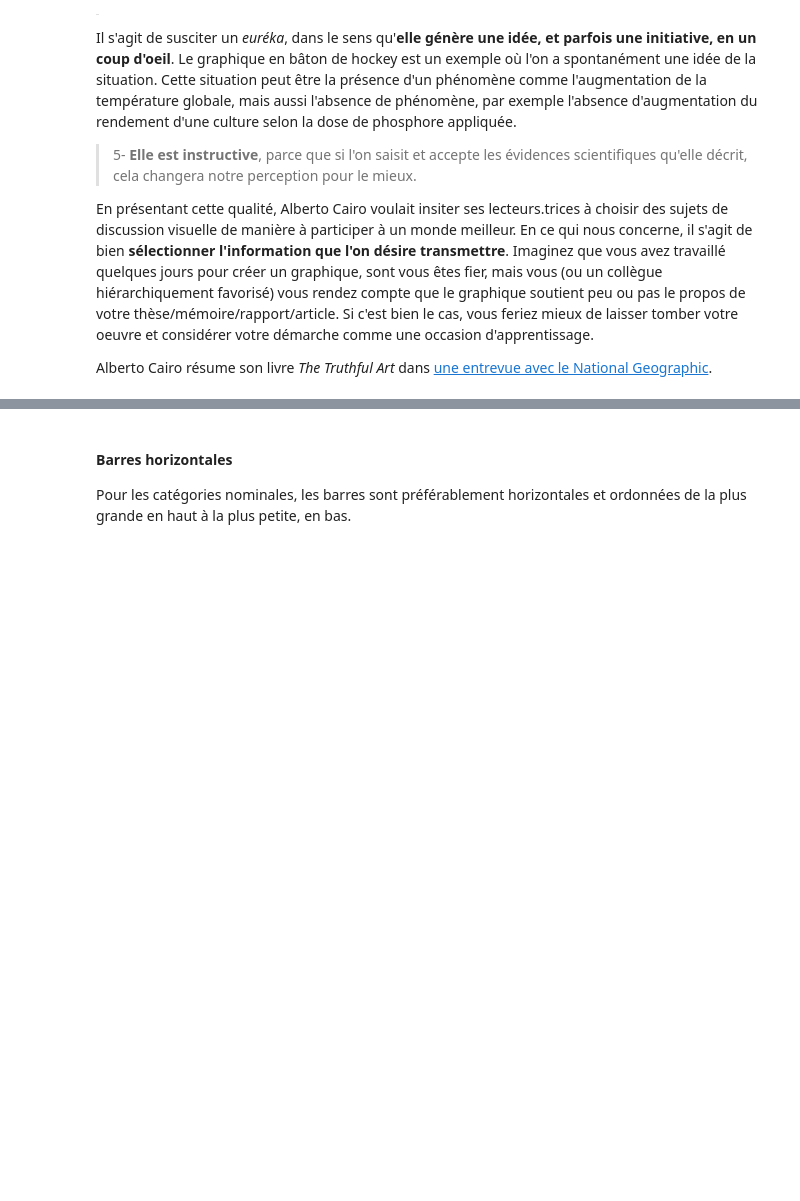
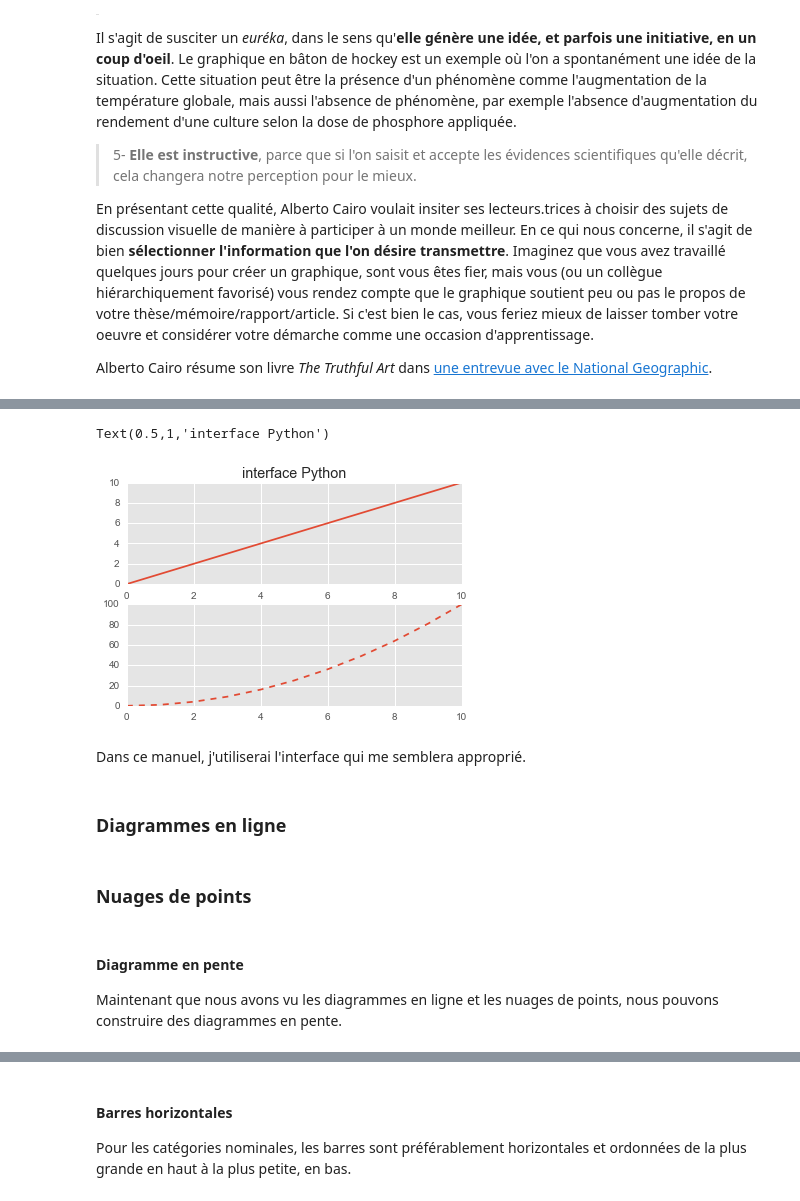
Before and after one commit to essicolo/ecologie-mathematique-Py, a Jupyter notebook: 04_Visualisation/4_Visualisation.ipynb, the cells around one changed output, grey strips where cells are left out. Drawn from its saved outputs; the diff is of its cells as text; code cells hidden in the pictures; blank space fills up the shorter version.

```diff
--- a/4_Visualisation/4_Visualisation.ipynb
+++ b/04_Visualisation/4_Visualisation.ipynb
@@ -104,0 +201,18 @@ Quoi qu'il en soit, selon Cairo (2016):
+# %%
+fig, ax = plt.subplots(2)
+ax[0].plot(x, x, '-')
+ax[1].plot(x, x**2, '--')
+ax[0].set_title('interface Python')
+# %% [output]
+Text(0.5,1,'interface Python')
+[figure, added]
+# %% [markdown]
+Dans ce manuel, j'utiliserai l'interface qui me semblera approprié.
+# %% [markdown]
+### Diagrammes en ligne
+# %% [markdown]
+### Nuages de points
+# %% [markdown]
+#### Diagramme en pente
+
+Maintenant que nous avons vu les diagrammes en ligne et les nuages de points, nous pouvons construire des diagrammes en pente.
```
Also changed, not shown: parts of 49 cells of this notebook, 47 other files.
